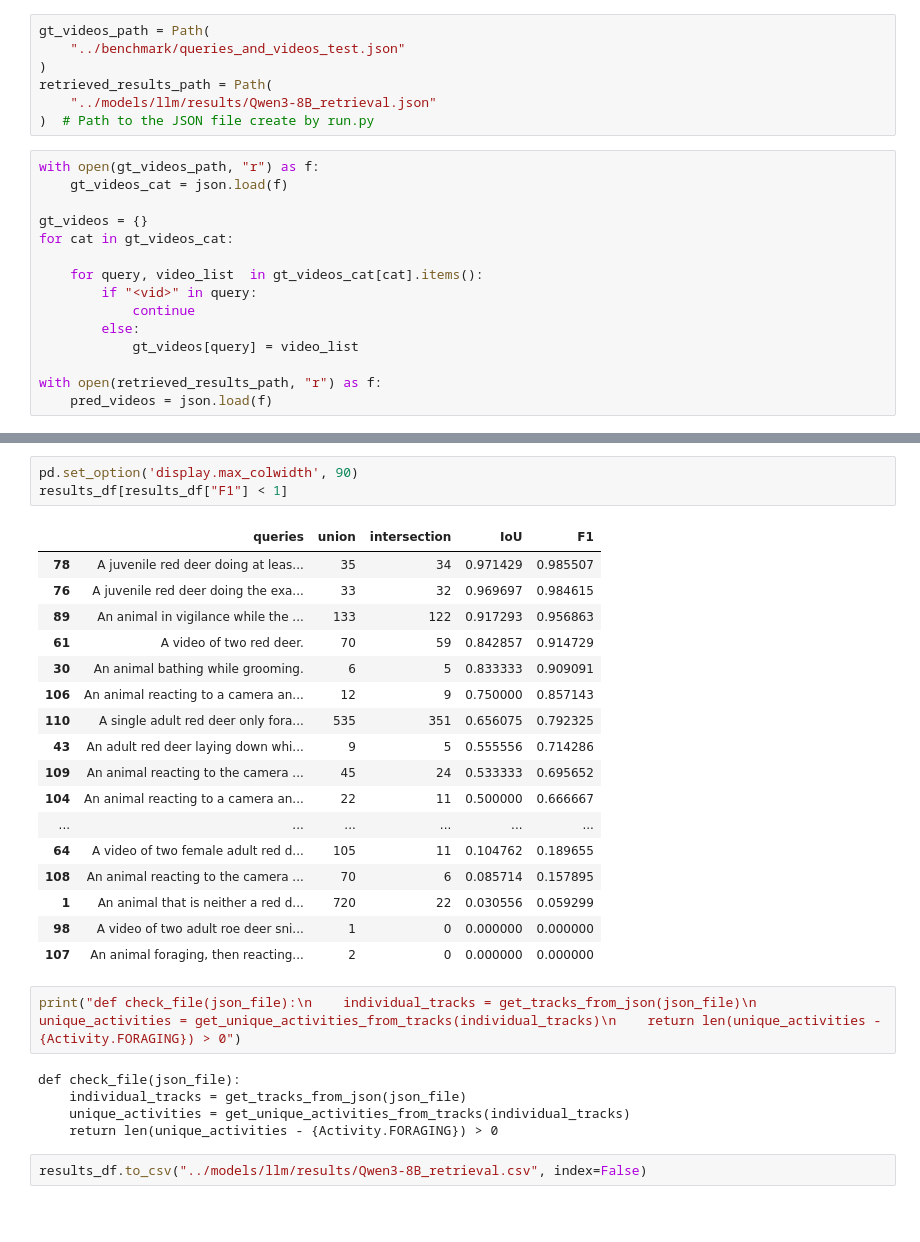
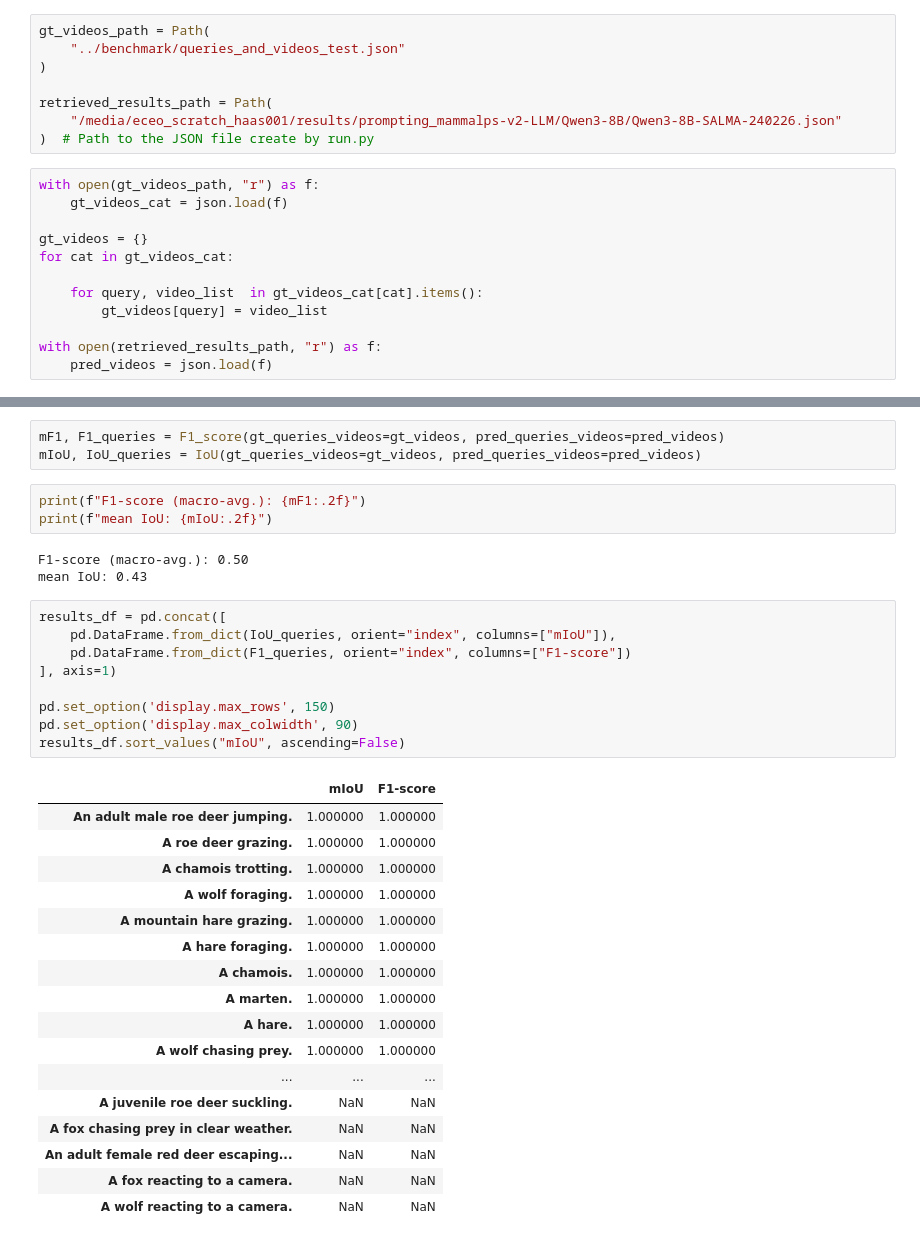
Before and after one commit to eceo-epfl/prompting-mammalps, a Jupyter notebook: evaluation/LLMEval_qwen.ipynb, the cells around one changed output, grey strips where cells are left out. Cells and saved outputs as stored; diff of their text form; blank space fills up the shorter version.

```diff
--- a/evaluation/LLMEval_qwen.ipynb
+++ b/evaluation/LLMEval_qwen.ipynb
@@ -7,8 +11,9 @@ import pandas as pd
 gt_videos_path = Path(
     "../benchmark/queries_and_videos_test.json"
 )
+
 retrieved_results_path = Path(
-    "../models/llm/results/Qwen3-8B_retrieval.json"
+    "/media/eceo_scratch_haas001/results/prompting_mammalps-v2-LLM/Qwen3-8B/Qwen3-8B-SALMA-240226.json"
 )  # Path to the JSON file create by run.py
 # %%
 with open(gt_videos_path, "r") as f:
@@ -18,10 +23,7 @@ gt_videos = {}
 for cat in gt_videos_cat:
 
     for query, video_list  in gt_videos_cat[cat].items():
-        if "<vid>" in query:
-            continue
-        else:
-            gt_videos[query] = video_list
+        gt_videos[query] = video_list
 
 with open(retrieved_results_path, "r") as f:
     pred_videos = json.load(f)
@@ -134,30 +30,36 @@ Name: F1, dtype: float64
-# %%
-pd.set_option('display.max_colwidth', 90)
-results_df[results_df["F1"] < 1]
-# %% [output]
-|  | queries | union | intersection | IoU | F1 |
-| 78 | A juvenile red deer doing at leas... | 35 | 34 | 0.971429 | 0.985507 |
-| 76 | A juvenile red deer doing the exa... | 33 | 32 | 0.969697 | 0.984615 |
-| 89 | An animal in vigilance while the ... | 133 | 122 | 0.917293 | 0.956863 |
-| 61 | A video of two red deer. | 70 | 59 | 0.842857 | 0.914729 |
-| 30 | An animal bathing while grooming. | 6 | 5 | 0.833333 | 0.909091 |
-| 106 | An animal reacting to a camera an... | 12 | 9 | 0.750000 | 0.857143 |
-| 110 | A single adult red deer only fora... | 535 | 351 | 0.656075 | 0.792325 |
-| 43 | An adult red deer laying down whi... | 9 | 5 | 0.555556 | 0.714286 |
-| 109 | An animal reacting to the camera ... | 45 | 24 | 0.533333 | 0.695652 |
-| 104 | An animal reacting to a camera an... | 22 | 11 | 0.500000 | 0.666667 |
-| ... | ... | ... | ... | ... | ... |
-| 64 | A video of two female adult red d... | 105 | 11 | 0.104762 | 0.189655 |
-| 108 | An animal reacting to the camera ... | 70 | 6 | 0.085714 | 0.157895 |
-| 1 | An animal that is neither a red d... | 720 | 22 | 0.030556 | 0.059299 |
-| 98 | A video of two adult roe deer sni... | 1 | 0 | 0.000000 | 0.000000 |
-| 107 | An animal foraging, then reacting... | 2 | 0 | 0.000000 | 0.000000 |
-# %%
-print("def check_file(json_file):\n    individual_tracks = get_tracks_from_json(json_file)\n    unique_activities = get_unique_activities_from_tracks(individual_tracks)\n    return len(unique_activities - {Activity.FORAGING}) > 0")
-# %% [output]
-def check_file(json_file):
-    individual_tracks = get_tracks_from_json(json_file)
-    unique_activities = get_unique_activities_from_tracks(individual_tracks)
-    return len(unique_activities - {Activity.FORAGING}) > 0
-# %%
-results_df.to_csv("../models/llm/results/Qwen3-8B_retrieval.csv", index=False)
+# %%
+mF1, F1_queries = F1_score(gt_queries_videos=gt_videos, pred_queries_videos=pred_videos)
+mIoU, IoU_queries = IoU(gt_queries_videos=gt_videos, pred_queries_videos=pred_videos)
+# %%
+print(f"F1-score (macro-avg.): {mF1:.2f}")
+print(f"mean IoU: {mIoU:.2f}")
+# %% [output]
+F1-score (macro-avg.): 0.50
+mean IoU: 0.43
+# %%
+results_df = pd.concat([
+    pd.DataFrame.from_dict(IoU_queries, orient="index", columns=["mIoU"]),
+    pd.DataFrame.from_dict(F1_queries, orient="index", columns=["F1-score"])
+], axis=1)
+
+pd.set_option('display.max_rows', 150)
+pd.set_option('display.max_colwidth', 90)
+results_df.sort_values("mIoU", ascending=False)
+# %% [output]
+|  | mIoU | F1-score |
+| An adult male roe deer jumping. | 1.000000 | 1.000000 |
+| A roe deer grazing. | 1.000000 | 1.000000 |
+| A chamois trotting. | 1.000000 | 1.000000 |
+| A wolf foraging. | 1.000000 | 1.000000 |
+| A mountain hare grazing. | 1.000000 | 1.000000 |
+| A hare foraging. | 1.000000 | 1.000000 |
+| A chamois. | 1.000000 | 1.000000 |
+| A marten. | 1.000000 | 1.000000 |
+| A hare. | 1.000000 | 1.000000 |
+| A wolf chasing prey. | 1.000000 | 1.000000 |
+| ... | ... | ... |
+| A juvenile roe deer suckling. | NaN | NaN |
+| A fox chasing prey in clear weather. | NaN | NaN |
+| An adult female red deer escaping... | NaN | NaN |
+| A fox reacting to a camera. | NaN | NaN |
+| A wolf reacting to a camera. | NaN | NaN |
```
Also changed, not shown: parts of 6 cells of this notebook, 4 other files.
